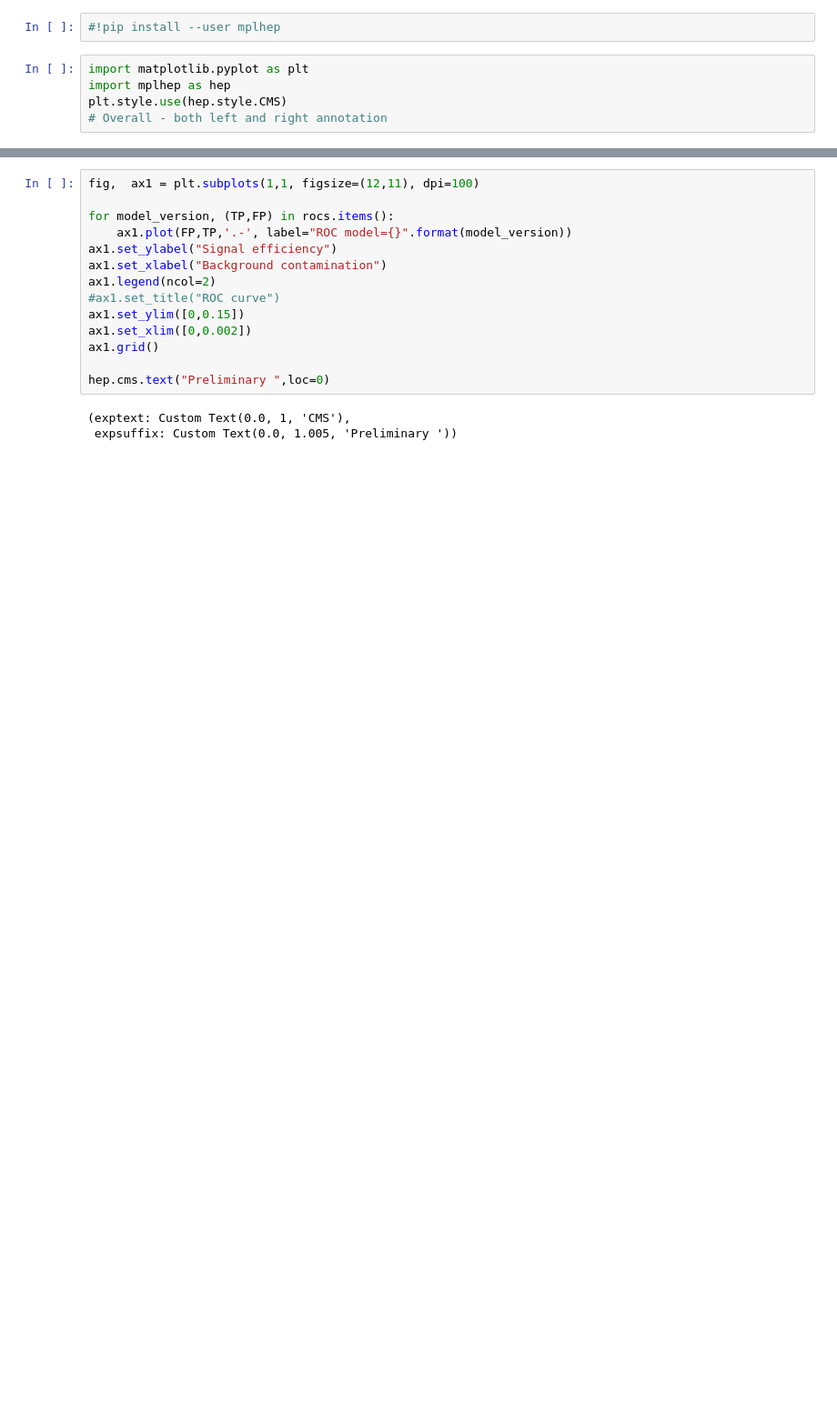
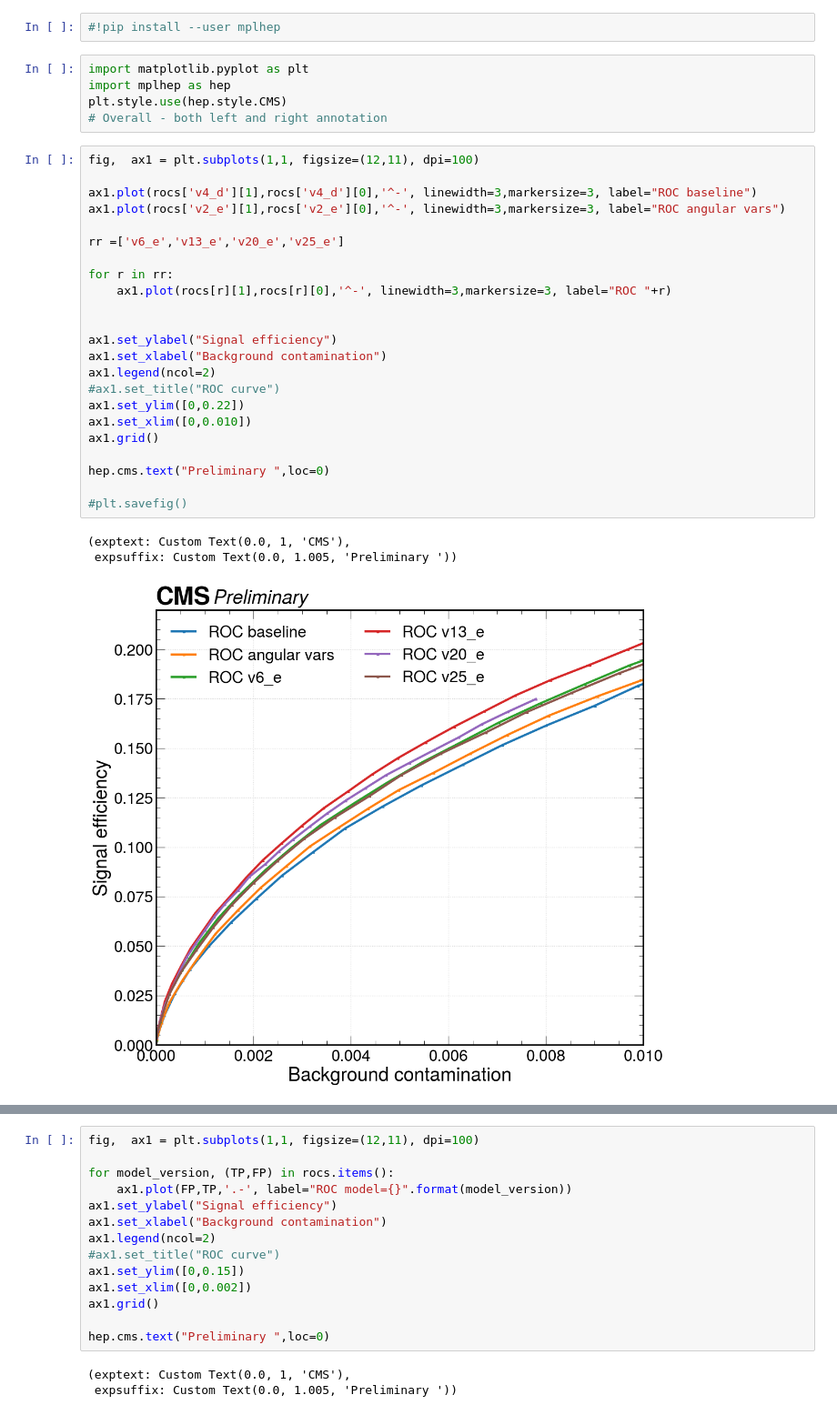
Before and after one commit to UniMiBAnalyses/ML_classification, a Jupyter notebook: ModelsComparison_resolved.ipynb, the cells around one changed output, grey strips where cells are left out. Shown at 91% size. Cells and saved outputs as stored; diff of their text form; blank space fills up the shorter version.

```diff
--- a/ModelsComparison_resolved.ipynb
+++ b/ModelsComparison_resolved.ipynb
@@ -182,6 +185,33 @@ import matplotlib.pyplot as plt
 import mplhep as hep
 plt.style.use(hep.style.CMS)
 # Overall - both left and right annotation
+# %%
+fig,  ax1 = plt.subplots(1,1, figsize=(12,11), dpi=100)
+
+ax1.plot(rocs['v4_d'][1],rocs['v4_d'][0],'^-', linewidth=3,markersize=3, label="ROC baseline")
+ax1.plot(rocs['v2_e'][1],rocs['v2_e'][0],'^-', linewidth=3,markersize=3, label="ROC angular vars")
+
+rr =['v6_e','v13_e','v20_e','v25_e']
+
+for r in rr:
+    ax1.plot(rocs[r][1],rocs[r][0],'^-', linewidth=3,markersize=3, label="ROC "+r)
+
+
+ax1.set_ylabel("Signal efficiency")
+ax1.set_xlabel("Background contamination")
+ax1.legend(ncol=2)
+#ax1.set_title("ROC curve")
+ax1.set_ylim([0,0.22])
+ax1.set_xlim([0,0.010])
+ax1.grid()
+
+hep.cms.text("Preliminary ",loc=0)
+
+#plt.savefig()
+# %% [output]
+(exptext: Custom Text(0.0, 1, 'CMS'),
+ expsuffix: Custom Text(0.0, 1.005, 'Preliminary '))
+[figure, added]
 # %%
 fig,  ax1 = plt.subplots(1,1, figsize=(12,11), dpi=100)
 
```
Also changed, not shown: parts of 8 cells of this notebook, 6 other files.
